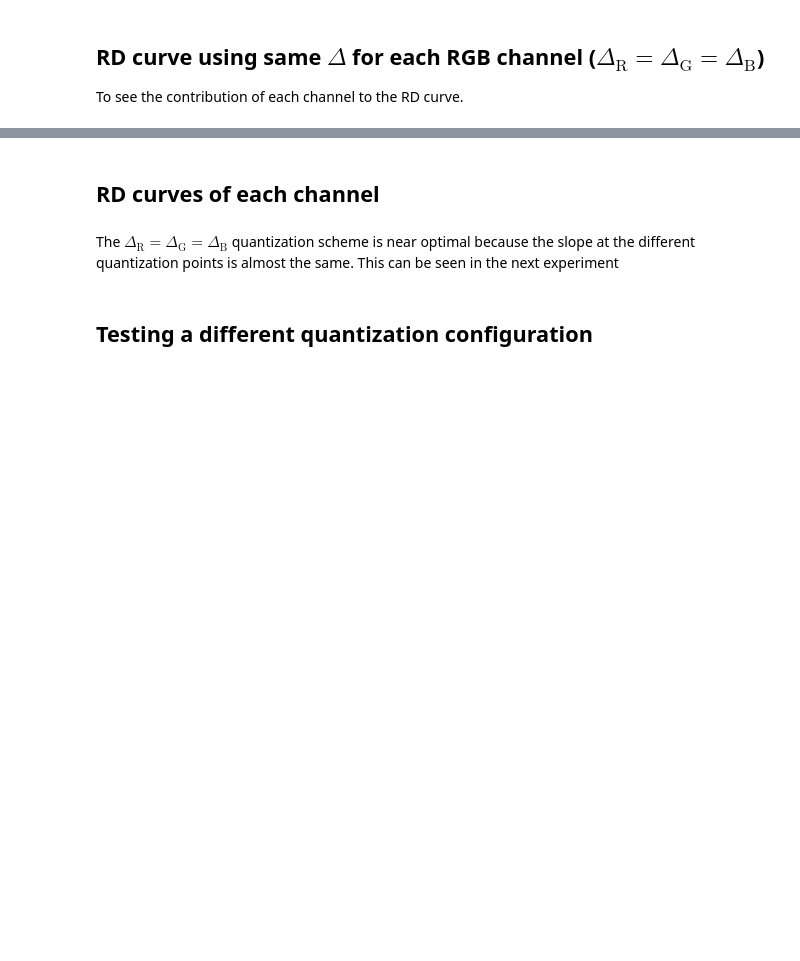
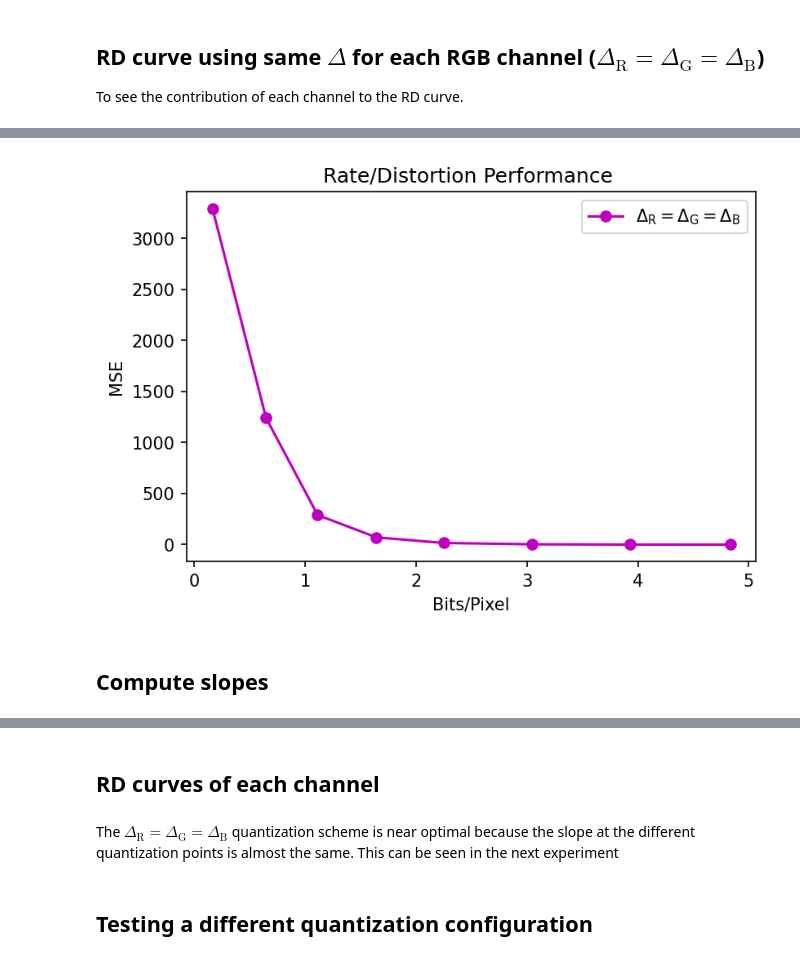
Before and after one commit to Sistemas-Multimedia/Sistemas-Multimedia.github.io, a Jupyter notebook: milestones/05-RGB_quantization/RGB_quantization.ipynb, the cells around one changed output, grey strips where cells are left out. Drawn from its saved outputs; the diff is of its cells as text; code cells hidden in the pictures; blank space fills up the shorter version.

```diff
--- a/milestones/05-RGB_quantization/RGB_quantization.ipynb
+++ b/milestones/05-RGB_quantization/RGB_quantization.ipynb
@@ -115,7 +366,7 @@ def entropy_in_bits_per_symbol(sequence_of_symbols):
 ## RD curve using same $\Delta$ for each RGB channel ($\Delta_{\text{R}} = \Delta_{\text{G}} = \Delta_{\text{B}}$)
 To see the contribution of each channel to the RD curve.
 # %%
-def RD_curve(x):
+def constant_Q_RD_curve(x):
     points = []
     for q_step in range(0, 8):
         k, y = q_deq(x, 1<<q_step)
@@ -126,4 +377,4 @@ def RD_curve(x):
         print(f"q_step={1<<q_step:>3}, rate={rate:>7} bytes, distortion={_distortion:>6.1f}")
     return points
 
-RD_points = RD_curve(img)
+constant_Q_RD_points = constant_Q_RD_curve(img)
@@ -130,8 +398,13 @@ RD_points = RD_curve(img)
 # %%
 pylab.figure(dpi=150)
-pylab.plot(*zip(*RD_points), c='m', marker="o", label="$\Delta_{\mathrm{R}}=\Delta_{\mathrm{G}}=\Delta_{\mathrm{B}}}$")
+pylab.plot(*zip(*constant_Q_RD_points), c='m', marker="o", label="$\Delta_{\mathrm{R}}=\Delta_{\mathrm{G}}=\Delta_{\mathrm{B}}}$")
+#pylab.plot(*zip(*optimal_RD_points), c='m', marker="o", label="$\Delta_{\mathrm{R}}=\Delta_{\mathrm{G}}=\Delta_{\mathrm{B}}}$")
 pylab.title("Rate/Distortion Performance ")
 pylab.xlabel("Bits/Pixel")
 pylab.ylabel("MSE")
 pylab.legend(loc='upper right')
 pylab.show()
+# %% [output]
+[figure, added]
+# %% [markdown]
+## Compute slopes
```
Also changed, not shown: parts of 25 cells of this notebook, 2 other files.
